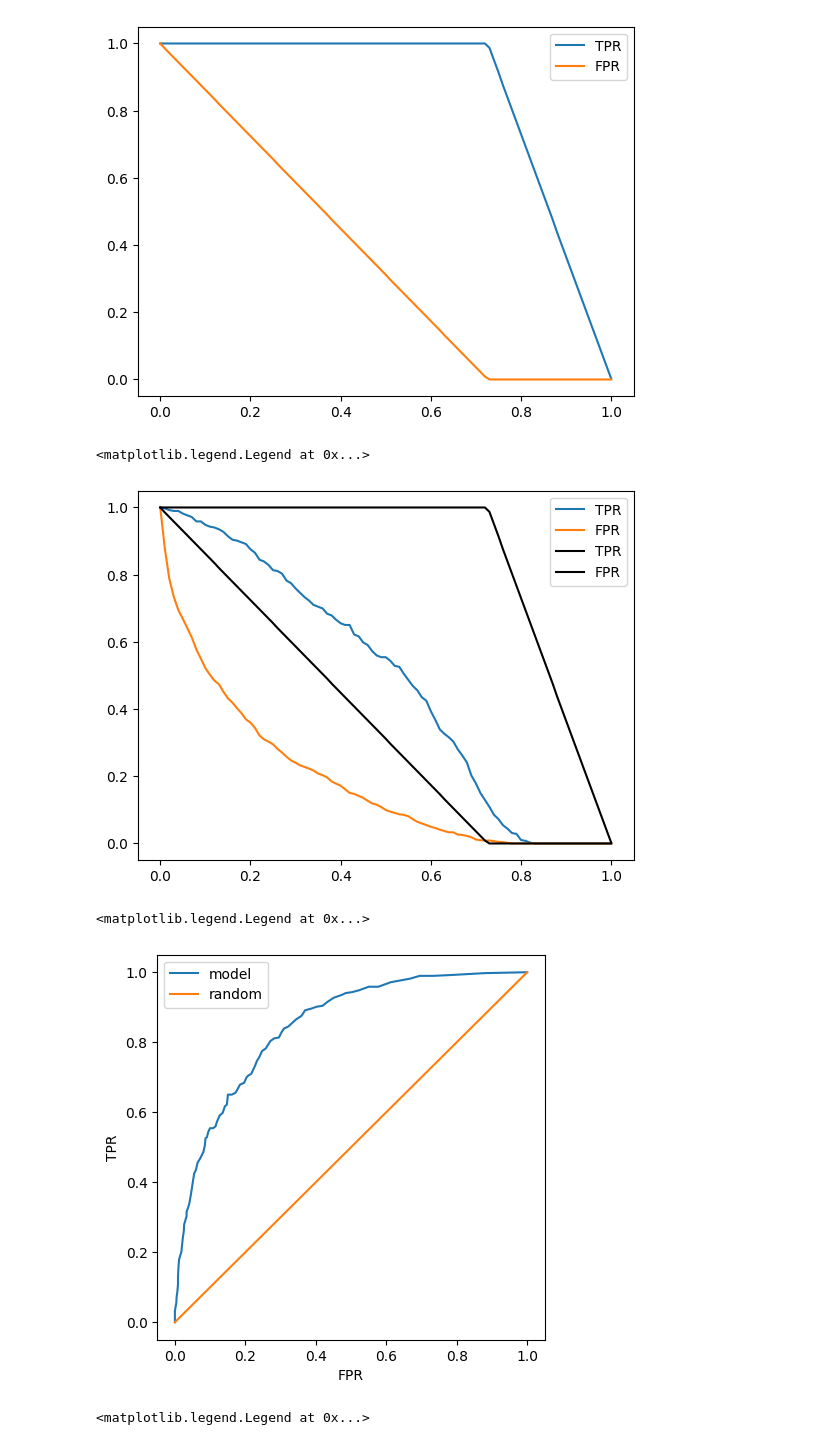
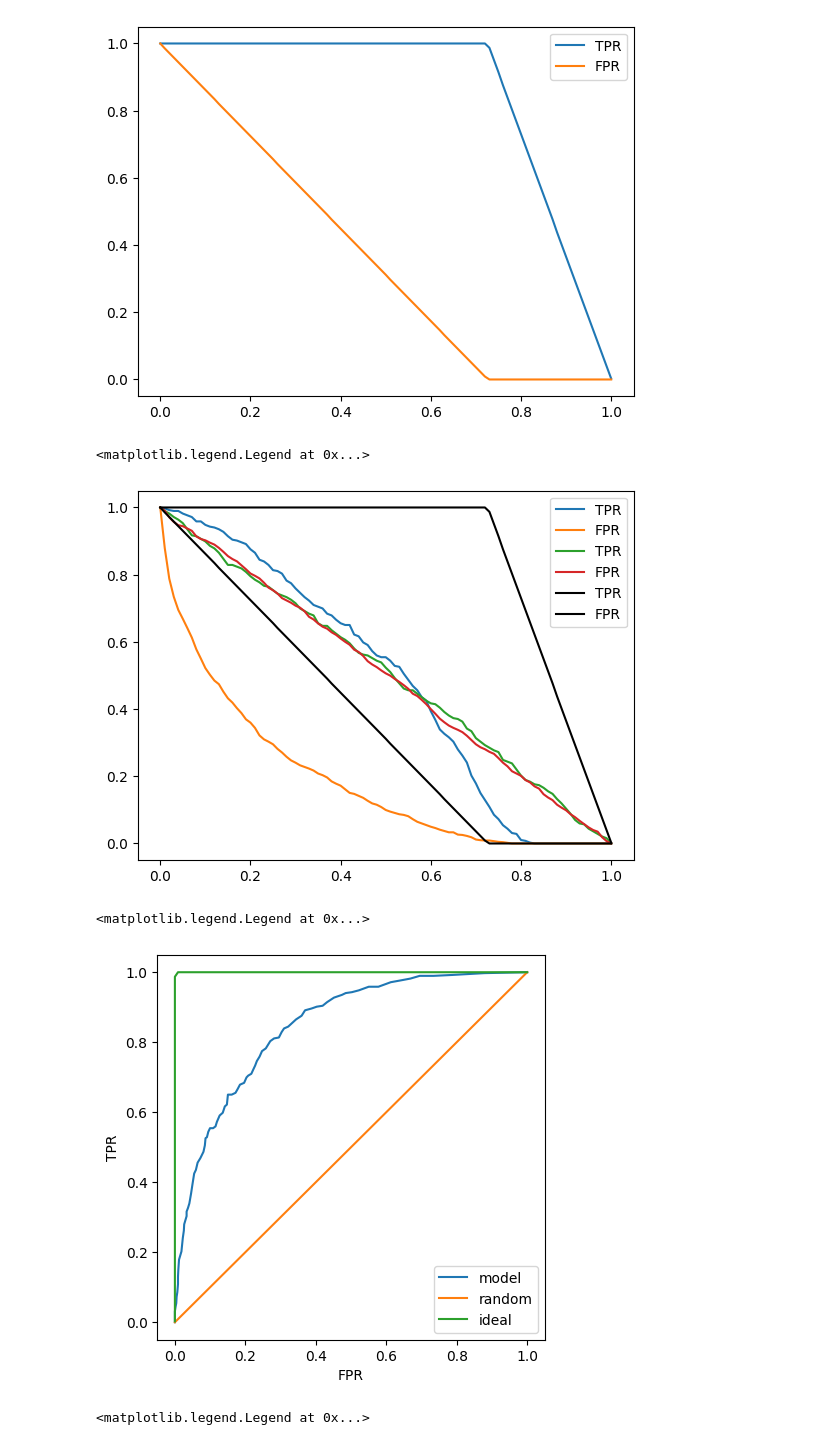
Before and after one commit to DavidVFitzGerald/machine-learning-zoomcamp-homework, a Jupyter notebook: 04-evaluation/04-evaluation.ipynb, the cells around one changed output. Cells and saved outputs as stored; diff of their text form; code cells hidden in the pictures.

```diff
--- a/04-evaluation/04-evaluation.ipynb
+++ b/04-evaluation/04-evaluation.ipynb
@@ -383,29 +383,29 @@ plt.legend()
 # %%
 plt.plot(df_scores["threshold"], df_scores["tpr"], label="TPR")
 plt.plot(df_scores["threshold"], df_scores["fpr"], label="FPR")
-# plt.plot(df_rand["threshold"], df_rand["tpr"], label="TPR")
-# plt.plot(df_rand["threshold"], df_rand["fpr"], label="FPR")
+plt.plot(df_rand["threshold"], df_rand["tpr"], label="TPR")
+plt.plot(df_rand["threshold"], df_rand["fpr"], label="FPR")
 plt.plot(df_ideal["threshold"], df_ideal["tpr"], label="TPR", color="black")
 plt.plot(df_ideal["threshold"], df_ideal["fpr"], label="FPR", color="black")
 plt.legend()
 # %% [output]
 <matplotlib.legend.Legend at 0x...>
-[figure, old version]
+[figure, new version]
 # %%
 plt.figure(figsize=(5, 5))
 
 plt.plot(df_scores["fpr"], df_scores["tpr"], label="model")
 plt.plot([0, 1], [0, 1], label= "random")
 # plt.plot(df_rand["fpr"], df_rand["tpr"], label= "random")
-# plt.plot(df_ideal["fpr"], df_ideal["tpr"], label= "ideal")
+plt.plot(df_ideal["fpr"], df_ideal["tpr"], label= "ideal")
 
 plt.xlabel("FPR")
 plt.ylabel("TPR")
 
 plt.legend()
 # %% [output]
 <matplotlib.legend.Legend at 0x...>
-[figure, old version]
+[figure, new version]
 # %%
 from sklearn.metrics import roc_curve
 # %%
```
Also changed, not shown: parts of 16 cells of this notebook.
